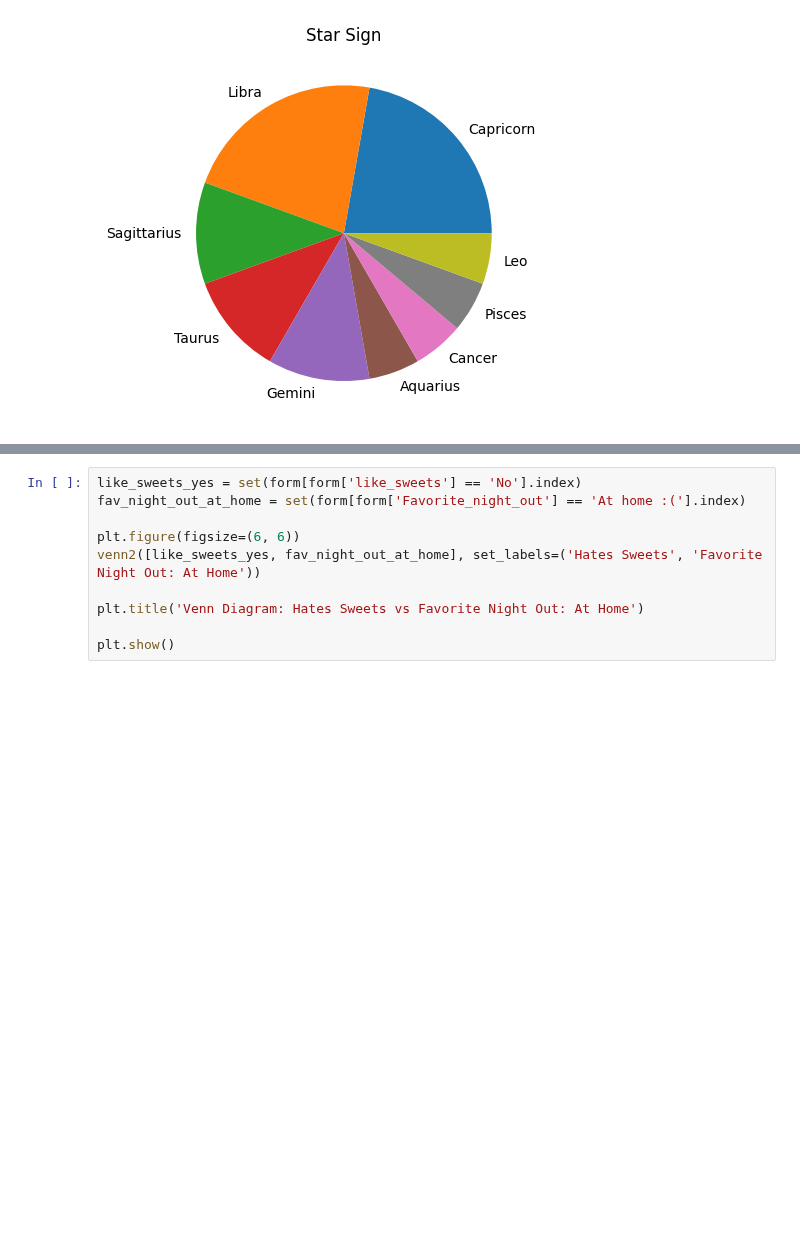
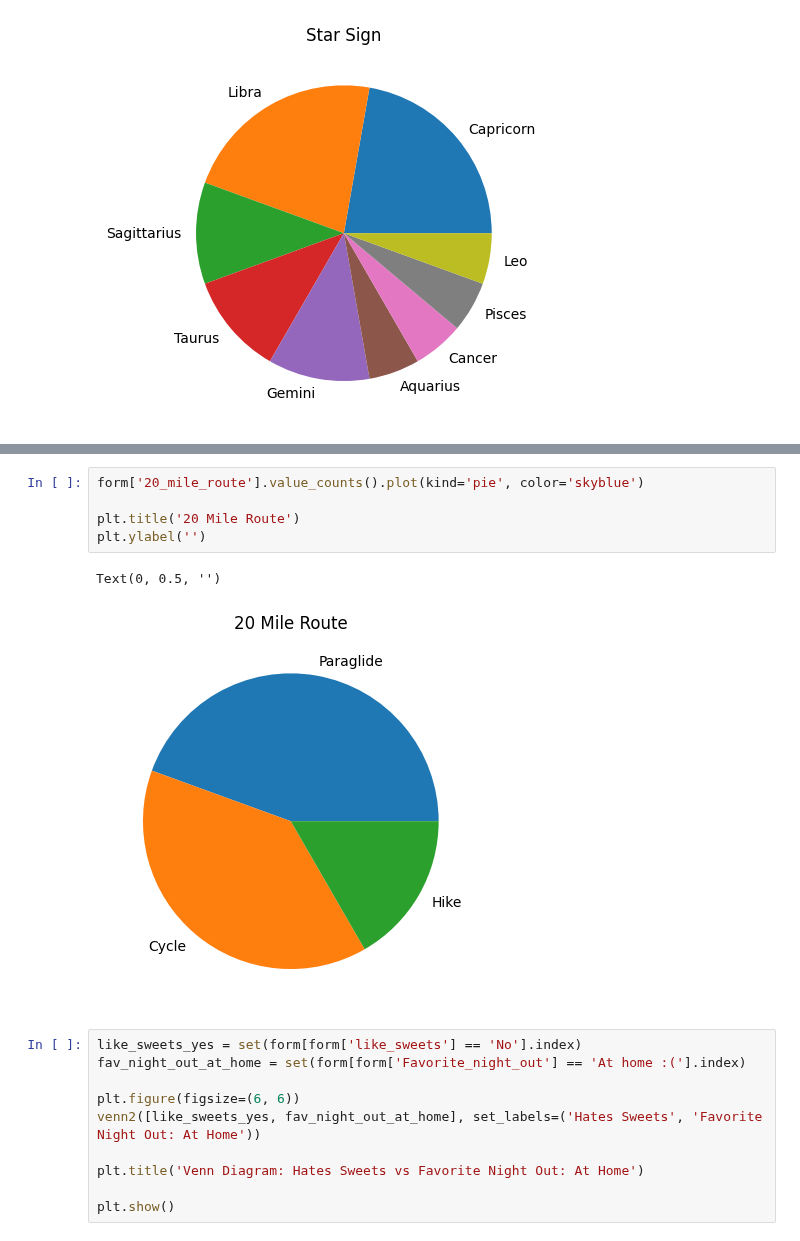
Before and after one commit to zadetuaima/data_among_us_2, a Jupyter notebook: Data_among_us_final.ipynb, the cells around one changed output, grey strips where cells are left out. Saved outputs shown, nothing was run; the diff lists cells and outputs as text; blank space fills up the shorter version.

```diff
--- a/Data_among_us_final.ipynb
+++ b/Data_among_us_final.ipynb
@@ -60,3 +76,11 @@ Text(0, 0.5, '')
+# %%
+form['20_mile_route'].value_counts().plot(kind='pie', color='skyblue')
+
+plt.title('20 Mile Route')
+plt.ylabel('')
+# %% [output]
+Text(0, 0.5, '')
+[figure, added]
 # %%
 like_sweets_yes = set(form[form['like_sweets'] == 'No'].index)
 fav_night_out_at_home = set(form[form['Favorite_night_out'] == 'At home :('].index)
```
Also changed, not shown: parts of 2 cells of this notebook.
